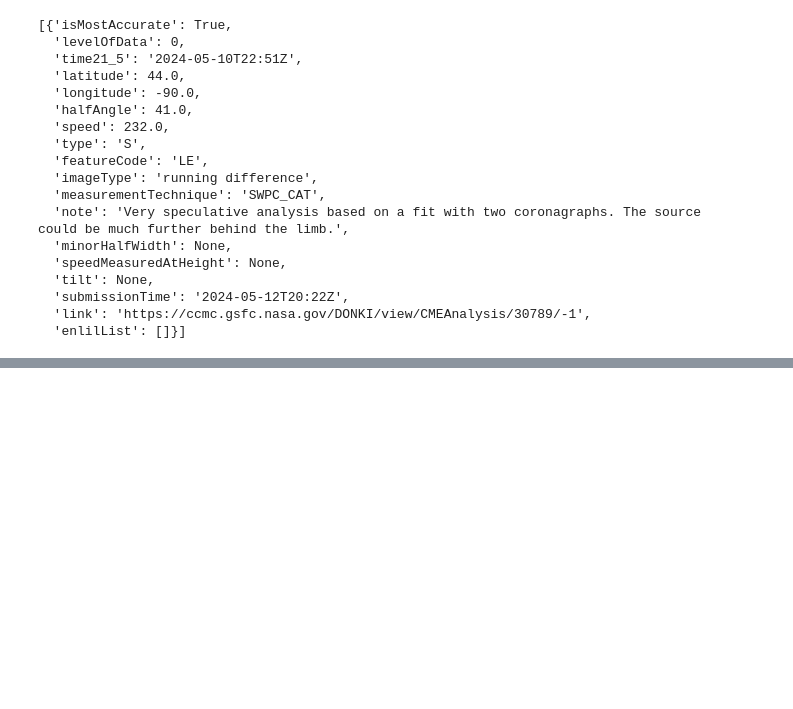
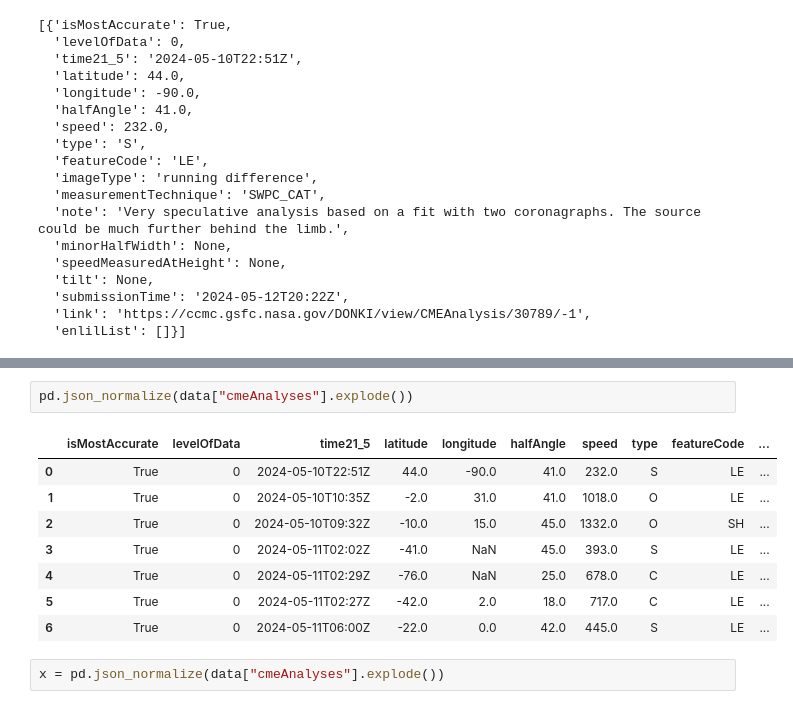
Before and after one commit to AGLRibeiro/Space_weather, a Jupyter notebook: notebooks/analysis_data.ipynb, the cells around one changed output, grey strips where cells are left out. Cells and saved outputs as stored; diff of their text form; blank space fills up the shorter version.

```diff
--- a/notebooks/analysis_data.ipynb
+++ b/notebooks/analysis_data.ipynb
@@ -267,0 +296,13 @@ CME Keywords
+# %%
+pd.json_normalize(data["cmeAnalyses"].explode())
+# %% [output]
+|  | isMostAccurate | levelOfData | time21_5 | latitude | longitude | halfAngle | speed | type | featureCode | ... |
+| 0 | True | 0 | 2024-05-10T22:51Z | 44.0 | -90.0 | 41.0 | 232.0 | S | LE | ... |
+| 1 | True | 0 | 2024-05-10T10:35Z | -2.0 | 31.0 | 41.0 | 1018.0 | O | LE | ... |
+| 2 | True | 0 | 2024-05-10T09:32Z | -10.0 | 15.0 | 45.0 | 1332.0 | O | SH | ... |
+| 3 | True | 0 | 2024-05-11T02:02Z | -41.0 | NaN | 45.0 | 393.0 | S | LE | ... |
+| 4 | True | 0 | 2024-05-11T02:29Z | -76.0 | NaN | 25.0 | 678.0 | C | LE | ... |
+| 5 | True | 0 | 2024-05-11T02:27Z | -42.0 | 2.0 | 18.0 | 717.0 | C | LE | ... |
+| 6 | True | 0 | 2024-05-11T06:00Z | -22.0 | 0.0 | 42.0 | 445.0 | S | LE | ... |
+# %%
+x = pd.json_normalize(data["cmeAnalyses"].explode())
```
Also changed, not shown: parts of 8 cells of this notebook, 8 other files.
